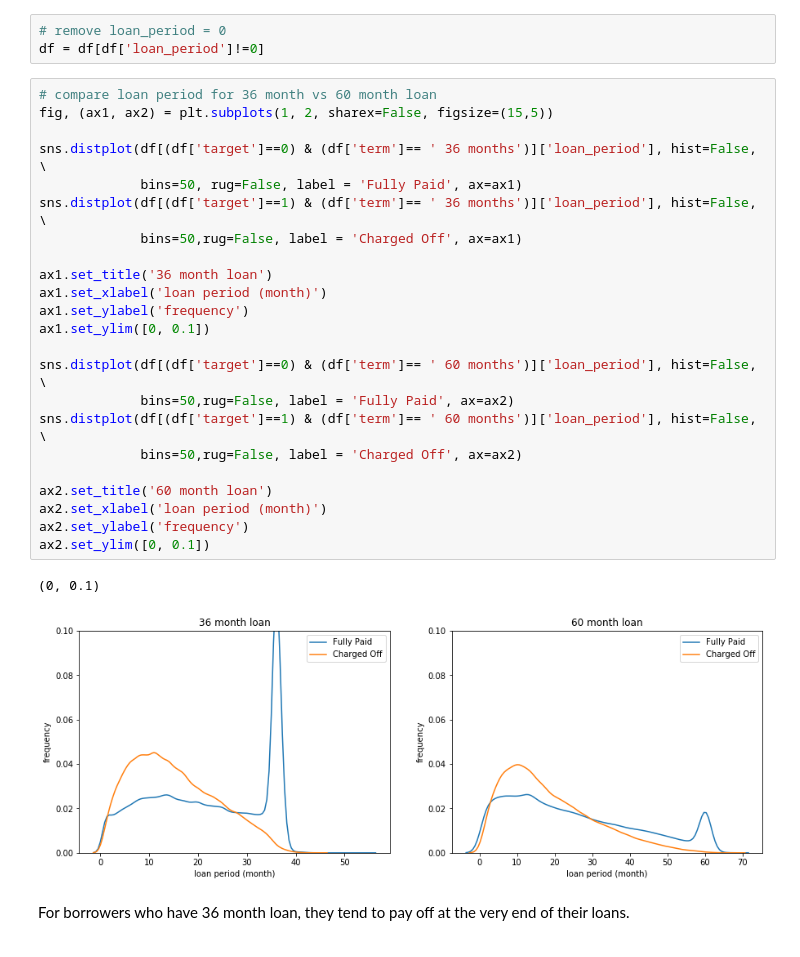
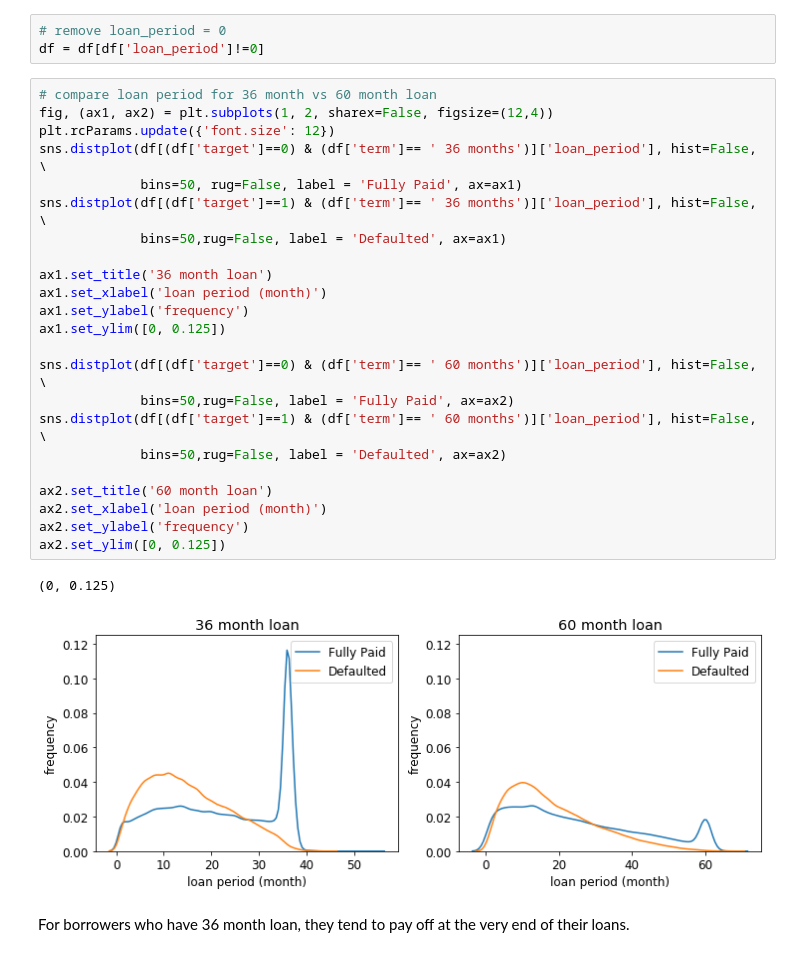
Before and after one commit to cyuancheng/Lending_Club, a Jupyter notebook: 03_LC_DataPreprocessing_2.ipynb, the cells around one changed output. Drawn from its saved outputs; the diff is of its cells as text.

```diff
--- a/03_LC_DataPreprocessing_2.ipynb
+++ b/03_LC_DataPreprocessing_2.ipynb
@@ -138,30 +138,30 @@ df['loan_period'] = (df['last_pymnt_d'] - df['issue_d']) / np.timedelta64(1, 'M'
 df = df[df['loan_period']!=0]
 # %%
 # compare loan period for 36 month vs 60 month loan
-fig, (ax1, ax2) = plt.subplots(1, 2, sharex=False, figsize=(15,5))
-
+fig, (ax1, ax2) = plt.subplots(1, 2, sharex=False, figsize=(12,4))
+plt.rcParams.update({'font.size': 12})
 sns.distplot(df[(df['target']==0) & (df['term']== ' 36 months')]['loan_period'], hist=False, \
              bins=50, rug=False, label = 'Fully Paid', ax=ax1)
 sns.distplot(df[(df['target']==1) & (df['term']== ' 36 months')]['loan_period'], hist=False, \
-             bins=50,rug=False, label = 'Charged Off', ax=ax1)
+             bins=50,rug=False, label = 'Defaulted', ax=ax1)
 
 ax1.set_title('36 month loan')
 ax1.set_xlabel('loan period (month)')
 ax1.set_ylabel('frequency')
-ax1.set_ylim([0, 0.1])
+ax1.set_ylim([0, 0.125])
 
 sns.distplot(df[(df['target']==0) & (df['term']== ' 60 months')]['loan_period'], hist=False, \
              bins=50,rug=False, label = 'Fully Paid', ax=ax2)
 sns.distplot(df[(df['target']==1) & (df['term']== ' 60 months')]['loan_period'], hist=False, \
-             bins=50,rug=False, label = 'Charged Off', ax=ax2)
+             bins=50,rug=False, label = 'Defaulted', ax=ax2)
 
 ax2.set_title('60 month loan')
 ax2.set_xlabel('loan period (month)')
 ax2.set_ylabel('frequency')
-ax2.set_ylim([0, 0.1])
+ax2.set_ylim([0, 0.125])
 # %% [output]
-(0, 0.1)
+(0, 0.125)
-[figure, old version]
+[figure, new version]
 # %% [markdown]
 For borrowers who have 36 month loan, they tend to pay off at the very end of their loans.
 # %% [markdown]
```
Also changed, not shown: parts of 59 cells of this notebook.
